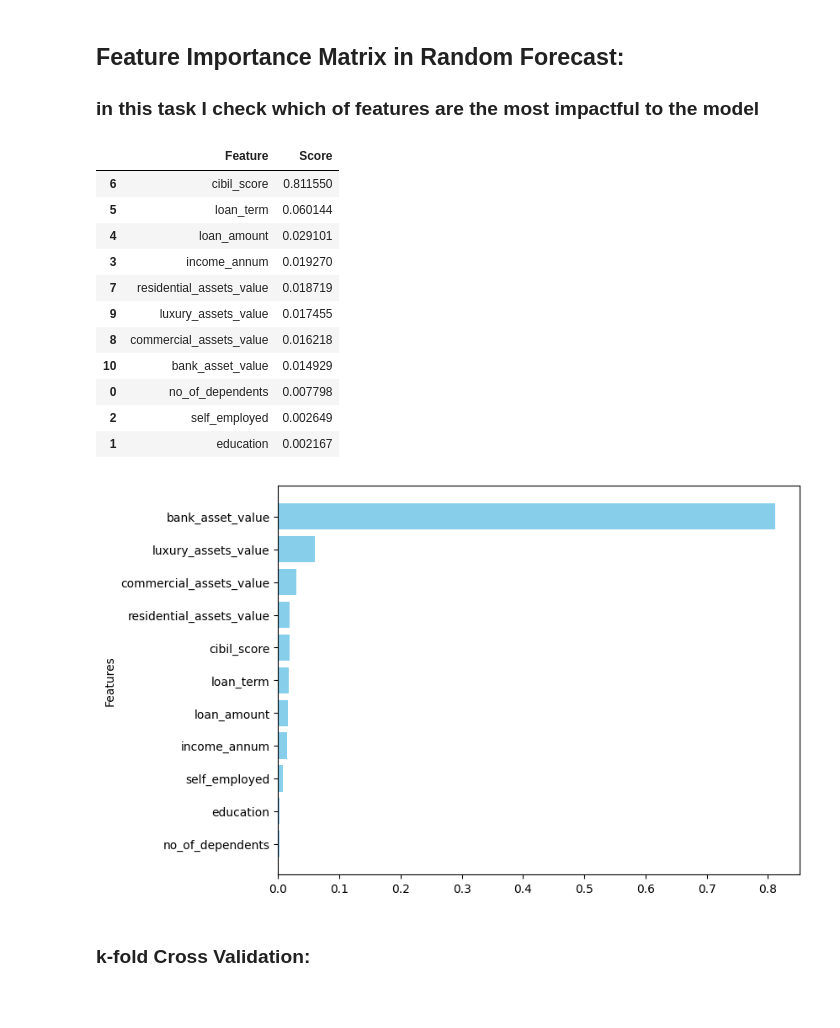
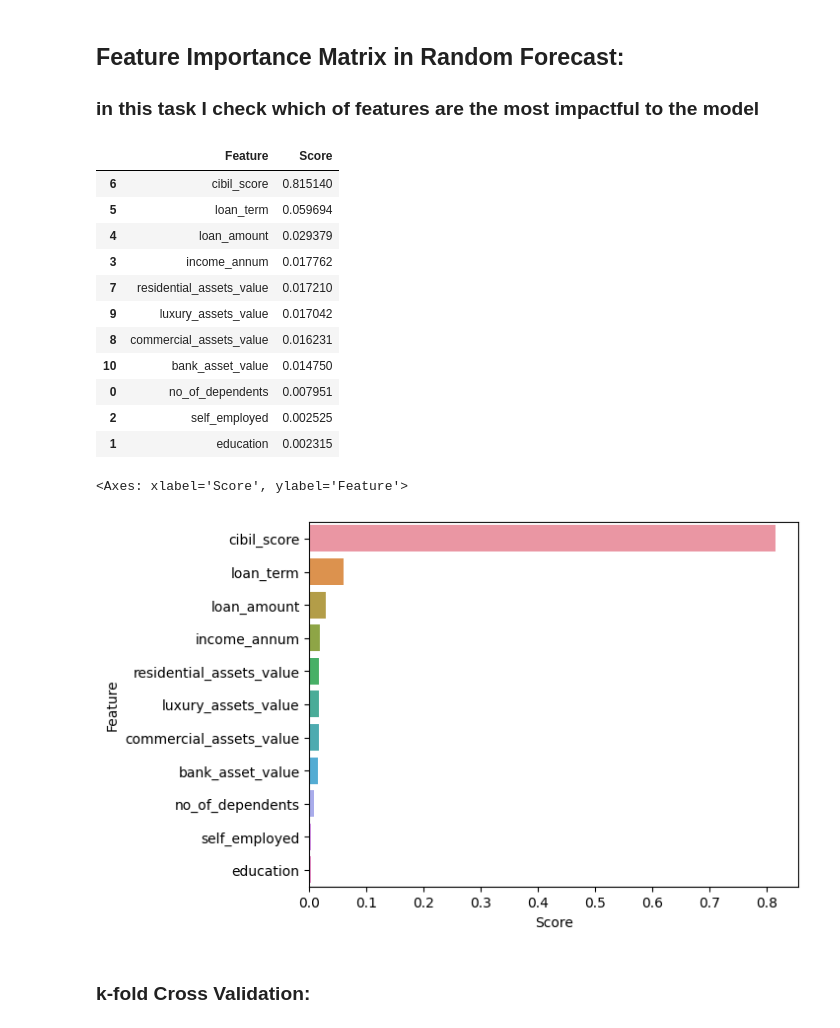
Before and after one commit to AnnaMrowca/LoanApprovalRandomForest, a Jupyter notebook: Loan_Approval_Random_Tree.ipynb, the cells around one changed output. Cells and saved outputs as stored; diff of their text form; code cells hidden in the pictures; blank space fills up the shorter version.

Commit message:
updates in visualising

```diff
--- a/Loan_Approval_Random_Tree.ipynb
+++ b/Loan_Approval_Random_Tree.ipynb
@@ -325,30 +327,26 @@ weighted avg       0.98      0.98      0.98       854
 # %%
 score_lst = random_forest_model.feature_importances_
 list_of_features = list(X.columns)
-score_df= pd.DataFrame({'Feature': list_of_features, 'Score': score_lst}).sort_values(by='Score', ascending=True)
+score_df= pd.DataFrame({'Feature': list_of_features, 'Score': score_lst})
 score_df.sort_values(by='Score', ascending=False)
 # %% [output]
 |  | Feature | Score |
-| 6 | cibil_score | 0.811550 |
-| 5 | loan_term | 0.060144 |
-| 4 | loan_amount | 0.029101 |
-| 3 | income_annum | 0.019270 |
-| 7 | residential_assets_value | 0.018719 |
-| 9 | luxury_assets_value | 0.017455 |
-| 8 | commercial_assets_value | 0.016218 |
-| 10 | bank_asset_value | 0.014929 |
-| 0 | no_of_dependents | 0.007798 |
-| 2 | self_employed | 0.002649 |
-| 1 | education | 0.002167 |
+| 6 | cibil_score | 0.815140 |
+| 5 | loan_term | 0.059694 |
+| 4 | loan_amount | 0.029379 |
+| 3 | income_annum | 0.017762 |
+| 7 | residential_assets_value | 0.017210 |
+| 9 | luxury_assets_value | 0.017042 |
+| 8 | commercial_assets_value | 0.016231 |
+| 10 | bank_asset_value | 0.014750 |
+| 0 | no_of_dependents | 0.007951 |
+| 2 | self_employed | 0.002525 |
+| 1 | education | 0.002315 |
 # %%
-list_of_features = list(X.columns)
-plt.figure(figsize=(8,6))
-plt.barh(range(len(list_of_features)), score_df['Score'], color='skyblue')
-plt.yticks(np.arange(len(list_of_features )), list_of_features)
-plt.ylabel('Features')
-plt.show()
+sns.barplot(data=score_df.sort_values(by='Score', ascending=False), y='Feature', x='Score', orient='h')
 # %% [output]
+<Axes: xlabel='Score', ylabel='Feature'>
-[figure, old version]
+[figure, new version]
 # %% [markdown]
 ### k-fold Cross Validation:
 # %%
```
Also changed, not shown: parts of 13 cells of this notebook.
